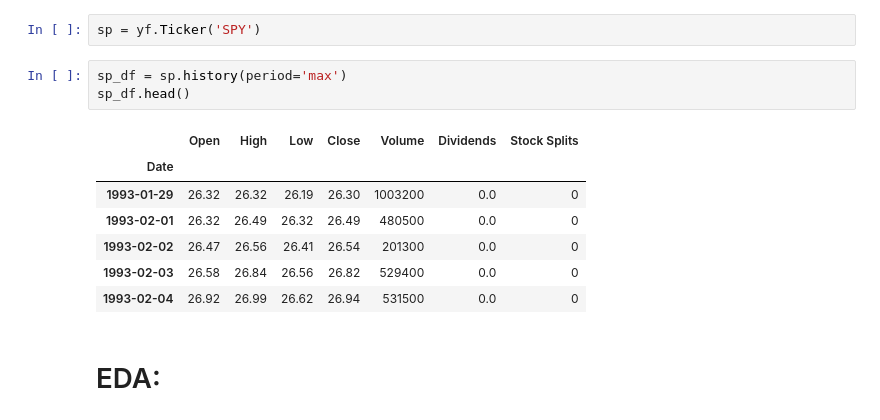
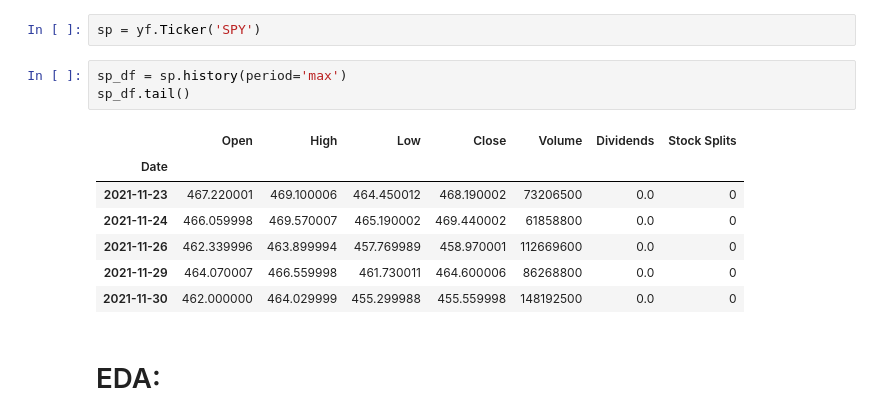
Before and after one commit to bourne2invest/AlgoTrading, a Jupyter notebook: notebooks/Market-Close_Binary-Predictor.ipynb, the cells around one changed output. Saved outputs shown, nothing was run; the diff lists cells and outputs as text.

```diff
--- a/notebooks/Market-Close_Binary-Predictor.ipynb
+++ b/notebooks/Market-Close_Binary-Predictor.ipynb
@@ -25,14 +32,14 @@ import yfinance as yf
 sp = yf.Ticker('SPY')
 # %%
 sp_df = sp.history(period='max')
-sp_df.head()
+sp_df.tail()
 # %% [output]
 |  | Open | High | Low | Close | Volume | Dividends | Stock Splits |
 | Date |  |  |  |  |  |  |  |
-| 1993-01-29 | 26.32 | 26.32 | 26.19 | 26.30 | 1003200 | 0.0 | 0 |
-| 1993-02-01 | 26.32 | 26.49 | 26.32 | 26.49 | 480500 | 0.0 | 0 |
-| 1993-02-02 | 26.47 | 26.56 | 26.41 | 26.54 | 201300 | 0.0 | 0 |
-| 1993-02-03 | 26.58 | 26.84 | 26.56 | 26.82 | 529400 | 0.0 | 0 |
-| 1993-02-04 | 26.92 | 26.99 | 26.62 | 26.94 | 531500 | 0.0 | 0 |
+| 2021-11-23 | 467.220001 | 469.100006 | 464.450012 | 468.190002 | 73206500 | 0.0 | 0 |
+| 2021-11-24 | 466.059998 | 469.570007 | 465.190002 | 469.440002 | 61858800 | 0.0 | 0 |
+| 2021-11-26 | 462.339996 | 463.899994 | 457.769989 | 458.970001 | 112669600 | 0.0 | 0 |
+| 2021-11-29 | 464.070007 | 466.559998 | 461.730011 | 464.600006 | 86268800 | 0.0 | 0 |
+| 2021-11-30 | 462.000000 | 464.029999 | 455.299988 | 455.559998 | 148192500 | 0.0 | 0 |
 # %% [markdown]
 # EDA:
```
Also changed, not shown: parts of 20 cells of this notebook.
